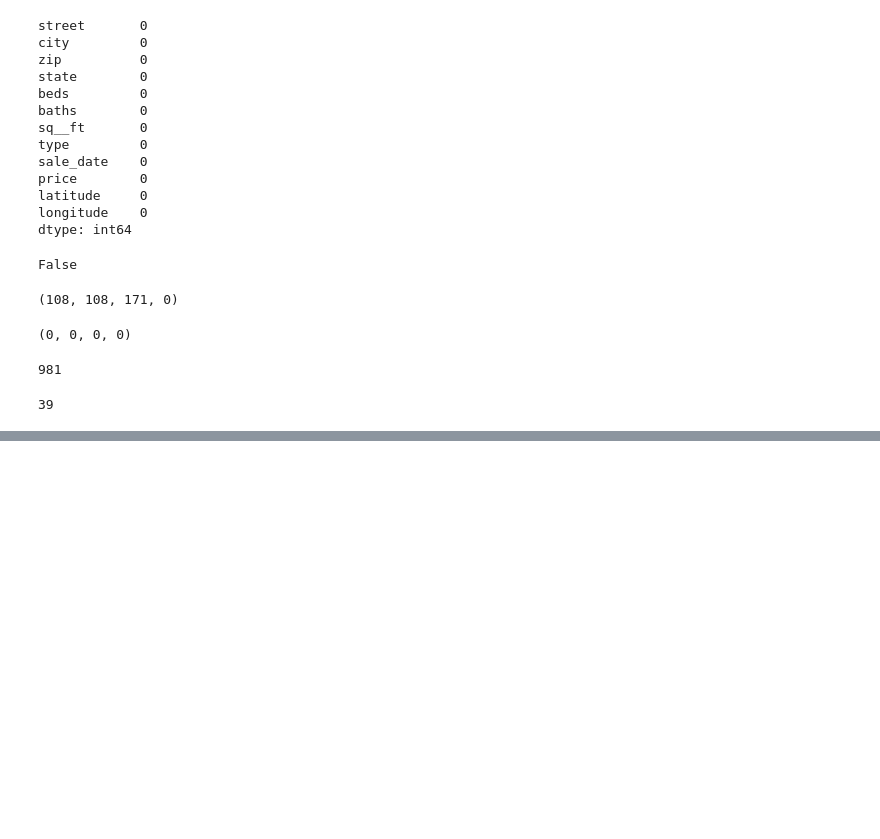
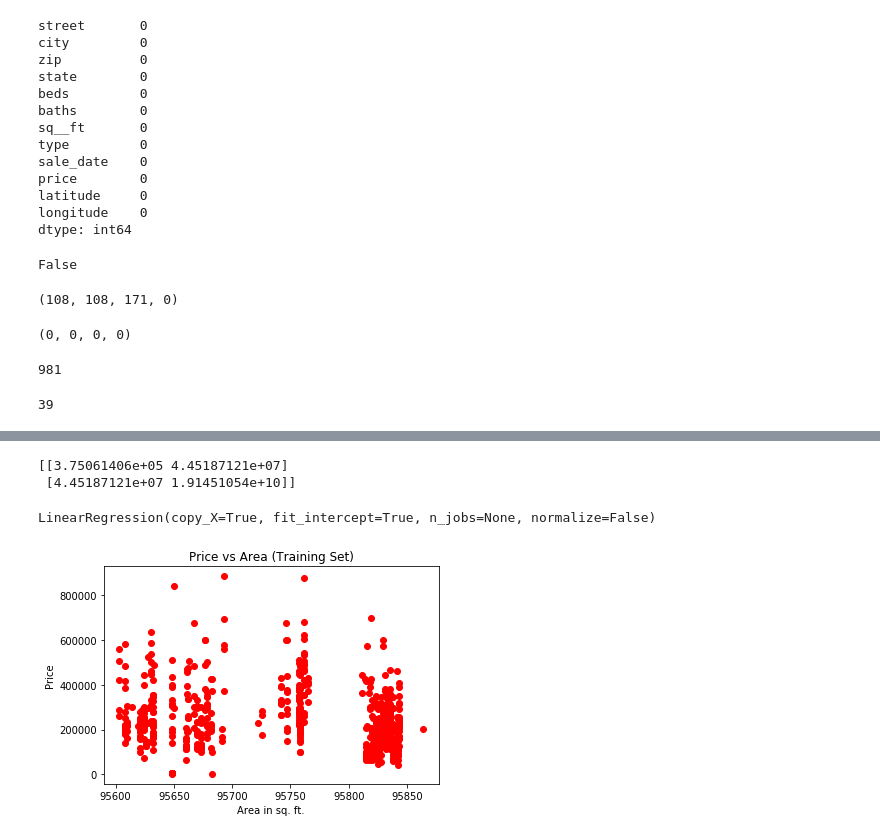
Before and after one commit to nirmalnishant645/Python-Programming, a Jupyter notebook: Data-Mining/Real-Estate-Pricing.ipynb, the cells around one changed output, grey strips where cells are left out. Cells and saved outputs as stored; diff of their text form; code cells hidden in the pictures; blank space fills up the shorter version.

Commit message:
Linear Regression (Real Estate)

```diff
--- a/Data-Mining/Real-Estate-Pricing.ipynb
+++ b/Data-Mining/Real-Estate-Pricing.ipynb
@@ -100,0 +165,6 @@ AttributeError: ignored
+# %%
+covariance = np.cov(df['sq__ft'], df['price'])
+print(covariance)
+# %% [output]
+[[3.75061406e+05 4.45187121e+07]
+ [4.45187121e+07 1.91451054e+10]]
@@ -100,0 +174,18 @@ AttributeError: ignored
+# %%
+from sklearn.model_selection import train_test_split
+x_train, x_test, y_train, y_test = train_test_split(x, y, test_size = 1/3, random_state = 0)
+# %%
+from sklearn.linear_model import LinearRegression
+regressor = LinearRegression()
+regressor.fit(x_train, y_train)
+# %% [output]
+LinearRegression(copy_X=True, fit_intercept=True, n_jobs=None, normalize=False)
+# %%
+train = plt
+train.scatter(x_train[:,0], y_train, color = 'red')
+train.title('Price vs Area (Training Set)')
+train.xlabel('Area in sq. ft.')
+train.ylabel('Price')
+train.show()
+# %% [output]
+[figure, added]
```
Also changed, not shown: parts of 11 cells of this notebook.
